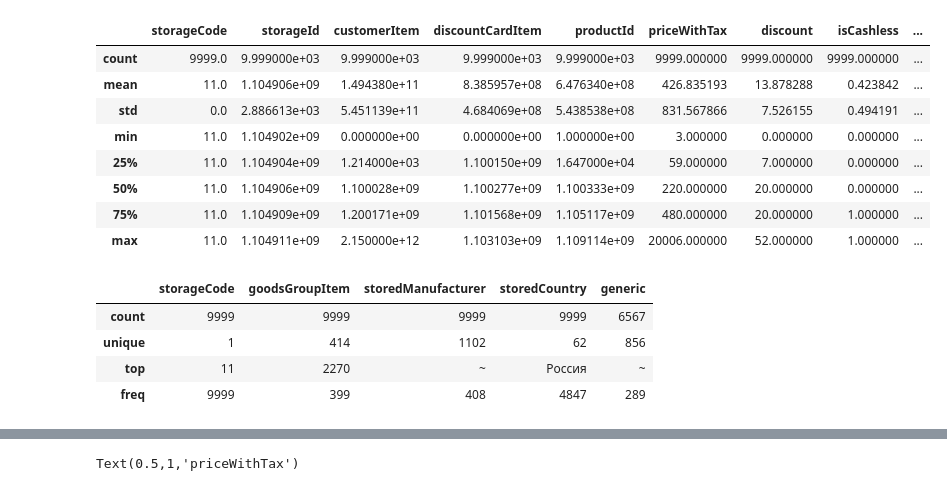
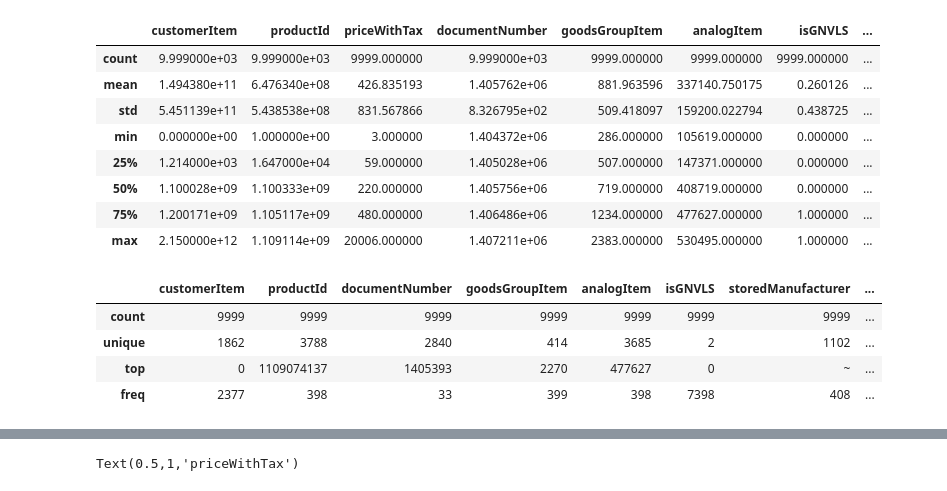
Before and after one commit to MrFox131/chemist-AI, a Jupyter notebook: icsv.ipynb, the cells around one changed output, grey strips where cells are left out. Saved outputs shown, nothing was run; the diff lists cells and outputs as text; code cells hidden in the pictures.

```diff
--- a/icsv.ipynb
+++ b/icsv.ipynb
@@ -6,34 +6,50 @@ import seaborn as sns
 
 %matplotlib inline
 # %%
+# remove all unnecessary fields
 df = pd.read_csv('sales_with_goods.csv')
+df = df.drop(columns=['storageCode'])
+df = df.drop(columns=['storageId'])
+df = df.drop(columns=['discountCardItem'])
+df = df.drop(columns=['discount'])
+df = df.drop(columns=['isCashless'])
+df = df.drop(columns=['ID'])
+df = df.drop(columns=['producerItem'])
+df = df.drop(columns=['codeEAN'])
+df = df.drop(columns=['actualNameItem'])
 df = df.drop(columns=['tradeMark'])
 df = df.drop(columns=['iaCourseOfTreatment'])
 df = df.drop(columns=['productFullType'])
 df = df.drop(columns=['diseases'])
 
 df.describe()
 # %% [output]
-|  | storageCode | storageId | customerItem | discountCardItem | productId | priceWithTax | discount | isCashless | ... |
-| count | 9999.0 | 9.999000e+03 | 9.999000e+03 | 9.999000e+03 | 9.999000e+03 | 9999.000000 | 9999.000000 | 9999.000000 | ... |
-| mean | 11.0 | 1.104906e+09 | 1.494380e+11 | 8.385957e+08 | 6.476340e+08 | 426.835193 | 13.878288 | 0.423842 | ... |
-| std | 0.0 | 2.886613e+03 | 5.451139e+11 | 4.684069e+08 | 5.438538e+08 | 831.567866 | 7.526155 | 0.494191 | ... |
-| min | 11.0 | 1.104902e+09 | 0.000000e+00 | 0.000000e+00 | 1.000000e+00 | 3.000000 | 0.000000 | 0.000000 | ... |
-| 25% | 11.0 | 1.104904e+09 | 1.214000e+03 | 1.100150e+09 | 1.647000e+04 | 59.000000 | 7.000000 | 0.000000 | ... |
-| 50% | 11.0 | 1.104906e+09 | 1.100028e+09 | 1.100277e+09 | 1.100333e+09 | 220.000000 | 20.000000 | 0.000000 | ... |
-| 75% | 11.0 | 1.104909e+09 | 1.200171e+09 | 1.101568e+09 | 1.105117e+09 | 480.000000 | 20.000000 | 1.000000 | ... |
-| max | 11.0 | 1.104911e+09 | 2.150000e+12 | 1.103103e+09 | 1.109114e+09 | 20006.000000 | 52.000000 | 1.000000 | ... |
+|  | customerItem | productId | priceWithTax | documentNumber | goodsGroupItem | analogItem | isGNVLS | ... |
+| count | 9.999000e+03 | 9.999000e+03 | 9999.000000 | 9.999000e+03 | 9999.000000 | 9999.000000 | 9999.000000 | ... |
+| mean | 1.494380e+11 | 6.476340e+08 | 426.835193 | 1.405762e+06 | 881.963596 | 337140.750175 | 0.260126 | ... |
+| std | 5.451139e+11 | 5.438538e+08 | 831.567866 | 8.326795e+02 | 509.418097 | 159200.022794 | 0.438725 | ... |
+| min | 0.000000e+00 | 1.000000e+00 | 3.000000 | 1.404372e+06 | 286.000000 | 105619.000000 | 0.000000 | ... |
+| 25% | 1.214000e+03 | 1.647000e+04 | 59.000000 | 1.405028e+06 | 507.000000 | 147371.000000 | 0.000000 | ... |
+| 50% | 1.100028e+09 | 1.100333e+09 | 220.000000 | 1.405756e+06 | 719.000000 | 408719.000000 | 0.000000 | ... |
+| 75% | 1.200171e+09 | 1.105117e+09 | 480.000000 | 1.406486e+06 | 1234.000000 | 477627.000000 | 1.000000 | ... |
+| max | 2.150000e+12 | 1.109114e+09 | 20006.000000 | 1.407211e+06 | 2383.000000 | 530495.000000 | 1.000000 | ... |
 # %%
+# all qualitative to categoregical
 df.goodsGroupItem = df.goodsGroupItem.astype('category')
-df.storageCode = df.storageCode.astype('category')
 df.storedCountry = df.storedCountry.astype('category')
 df.storedManufacturer = df.storedManufacturer.astype('category')
 df.generic = df.generic.astype('category')
+df.customerItem = df.customerItem.astype('category')
+df.productId = df.productId.astype('category')
+df.documentNumber = df.documentNumber.astype('category')
+df.analogItem = df.analogItem.astype('category')
+df.isGNVLS = df.isGNVLS.astype('category')
+df.astraGoodsItem = df.astraGoodsItem.astype('category')
 
 df.describe(include='category')
 # %% [output]
-|  | storageCode | goodsGroupItem | storedManufacturer | storedCountry | generic |
-| count | 9999 | 9999 | 9999 | 9999 | 6567 |
-| unique | 1 | 414 | 1102 | 62 | 856 |
-| top | 11 | 2270 | ~ | Россия | ~ |
-| freq | 9999 | 399 | 408 | 4847 | 289 |
+|  | customerItem | productId | documentNumber | goodsGroupItem | analogItem | isGNVLS | storedManufacturer | ... |
+| count | 9999 | 9999 | 9999 | 9999 | 9999 | 9999 | 9999 | ... |
+| unique | 1862 | 3788 | 2840 | 414 | 3685 | 2 | 1102 | ... |
+| top | 0 | 1109074137 | 1405393 | 2270 | 477627 | 0 | ~ | ... |
+| freq | 2377 | 398 | 33 | 399 | 398 | 7398 | 408 | ... |
```
Also changed, not shown: parts of 2 cells of this notebook.
